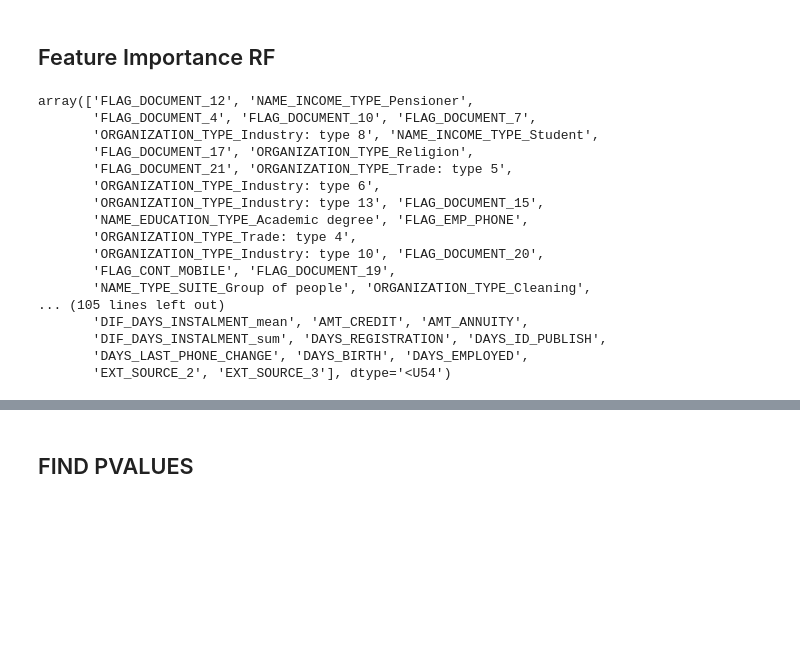
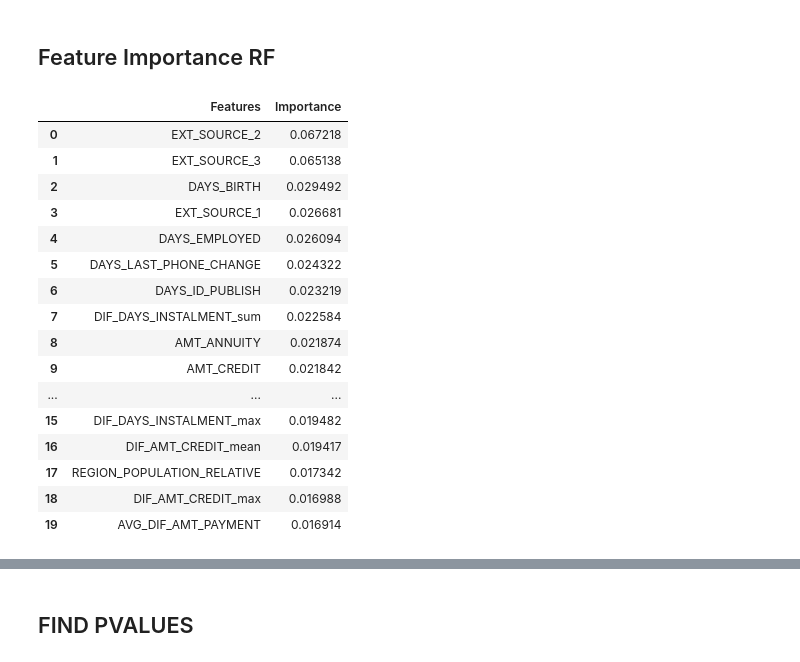
Before and after one commit to m2man/CA683, a Jupyter notebook: Credit Project/Reg_from_origin.ipynb, the cells around one changed output, grey strips where cells are left out. Cells and saved outputs as stored; diff of their text form; code cells hidden in the pictures; blank space fills up the shorter version.

```diff
--- a/Credit Project/Reg_from_origin.ipynb
+++ b/Credit Project/Reg_from_origin.ipynb
@@ -25,14 +35,4 @@ data_remove_id = data_remove_id.drop(['Unnamed: 0'], axis=1) if 'Unnamed: 0' in
 # %%
-ft_types = dict(data_remove_id.dtypes)
-
-categorical_ft = []
-numerical_ft = []
-for ft, val in ft_types.items():
-    if val == np.object:
-        categorical_ft += [ft]
-    else:
-        numerical_ft += [ft]
-
 
 select_ft = ['TARGET', 'EXT_SOURCE_3', 'EXT_SOURCE_2', 'DAYS_EMPLOYED', 'DAYS_ID_PUBLISH', 'FLOORSMAX_AVG',
              'DAYS_REGISTRATION', 'AMT_GOODS_PRICE', 'DEF_30_CNT_SOCIAL_CIRCLE', 'HOUR_APPR_PROCESS_START',
@@ -42,4 +42,5 @@ drop_numerical_ft = [x for x in numerical_ft if x not in select_ft]
 remain_numerical_ft = [x for x in numerical_ft if x not in drop_numerical_ft]
 print((len(drop_numerical_ft), len(remain_numerical_ft)))
 data_remove_id = data_remove_id.drop(drop_numerical_ft, axis=1)
+data_remove_id = data_remove_id.drop(categorical_ft, axis=1)
 # %% [output]
@@ -338,25 +328,7 @@ submit.head()
 # %% [markdown]
 ## Feature Importance RF
 # %%
-ft_importance = rf.feature_importances_
+ft_importance = lg.feature_importances_
 name_ft = np.asarray(list(X_train.columns))
 index_sort = np.argsort(ft_importance)
-name_ft[index_sort]
+name_ft[index_sort[::-1]]
-# %% [output]
-array(['FLAG_DOCUMENT_12', 'NAME_INCOME_TYPE_Pensioner',
-       'FLAG_DOCUMENT_4', 'FLAG_DOCUMENT_10', 'FLAG_DOCUMENT_7',
-       'ORGANIZATION_TYPE_Industry: type 8', 'NAME_INCOME_TYPE_Student',
-       'FLAG_DOCUMENT_17', 'ORGANIZATION_TYPE_Religion',
-       'FLAG_DOCUMENT_21', 'ORGANIZATION_TYPE_Trade: type 5',
-       'ORGANIZATION_TYPE_Industry: type 6',
-       'ORGANIZATION_TYPE_Industry: type 13', 'FLAG_DOCUMENT_15',
-       'NAME_EDUCATION_TYPE_Academic degree', 'FLAG_EMP_PHONE',
-       'ORGANIZATION_TYPE_Trade: type 4',
-       'ORGANIZATION_TYPE_Industry: type 10', 'FLAG_DOCUMENT_20',
-       'FLAG_CONT_MOBILE', 'FLAG_DOCUMENT_19',
-       'NAME_TYPE_SUITE_Group of people', 'ORGANIZATION_TYPE_Cleaning',
-... (105 lines left out)
-       'DIF_DAYS_INSTALMENT_mean', 'AMT_CREDIT', 'AMT_ANNUITY',
-       'DIF_DAYS_INSTALMENT_sum', 'DAYS_REGISTRATION', 'DAYS_ID_PUBLISH',
-       'DAYS_LAST_PHONE_CHANGE', 'DAYS_BIRTH', 'DAYS_EMPLOYED',
-       'EXT_SOURCE_2', 'EXT_SOURCE_3'], dtype='<U54')
@@ -362,0 +341,21 @@ array(['FLAG_DOCUMENT_12', 'NAME_INCOME_TYPE_Pensioner',
+# %%
+varimp_pd_plot = varimp_pd.iloc[:20,:]
+varimp_pd_plot
+# %% [output]
+|  | Features | Importance |
+| 0 | EXT_SOURCE_2 | 0.067218 |
+| 1 | EXT_SOURCE_3 | 0.065138 |
+| 2 | DAYS_BIRTH | 0.029492 |
+| 3 | EXT_SOURCE_1 | 0.026681 |
+| 4 | DAYS_EMPLOYED | 0.026094 |
+| 5 | DAYS_LAST_PHONE_CHANGE | 0.024322 |
+| 6 | DAYS_ID_PUBLISH | 0.023219 |
+| 7 | DIF_DAYS_INSTALMENT_sum | 0.022584 |
+| 8 | AMT_ANNUITY | 0.021874 |
+| 9 | AMT_CREDIT | 0.021842 |
+| ... | ... | ... |
+| 15 | DIF_DAYS_INSTALMENT_max | 0.019482 |
+| 16 | DIF_AMT_CREDIT_mean | 0.019417 |
+| 17 | REGION_POPULATION_RELATIVE | 0.017342 |
+| 18 | DIF_AMT_CREDIT_max | 0.016988 |
+| 19 | AVG_DIF_AMT_PAYMENT | 0.016914 |
```
Also changed, not shown: parts of 52 cells of this notebook, 3 other files.
